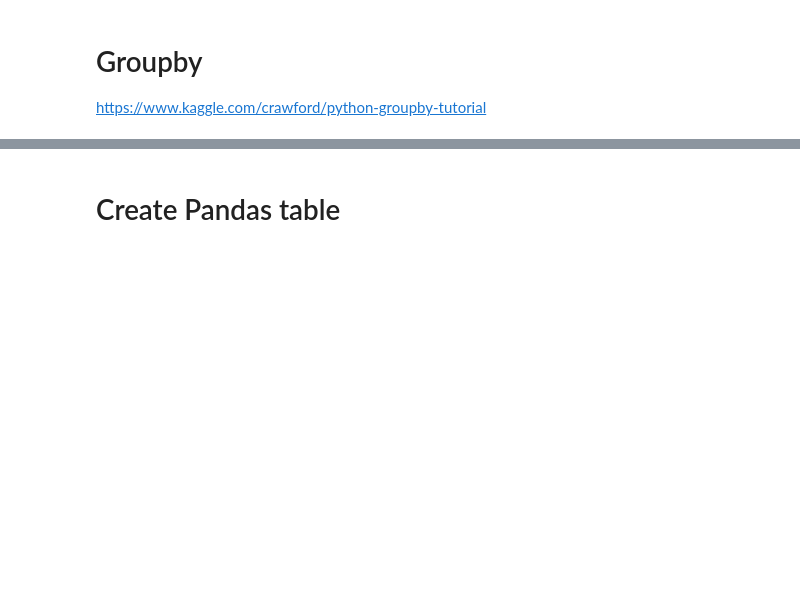
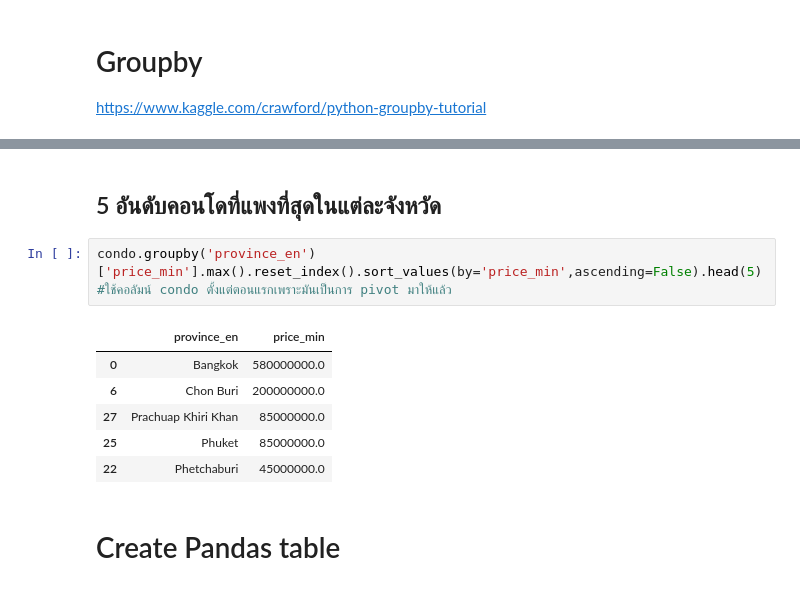
Before and after one commit to Tonry12/python_dataviz2023, a Jupyter notebook: Pandas102.ipynb, the cells around one changed output, grey strips where cells are left out. Drawn from its saved outputs; the diff is of its cells as text; blank space fills up the shorter version.

```diff
--- a/Pandas102.ipynb
+++ b/Pandas102.ipynb
@@ -511,3 +290,14 @@ data_df.groupby('nationality').min(' ') # ดูค่า min ของการ
+# %% [markdown]
+## 5 อันดับคอนโดที่แพงที่สุดในแต่ละจังหวัด
+# %%
+condo.groupby('province_en')['price_min'].max().reset_index().sort_values(by='price_min',ascending=False).head(5) #ใช้คอลัมน์ condo ตั้งแต่ตอนแรกเพราะมันเป็นการ pivot มาให้แล้ว
+# %% [output]
+|  | province_en | price_min |
+| 0 | Bangkok | 580000000.0 |
+| 6 | Chon Buri | 200000000.0 |
+| 27 | Prachuap Khiri Khan | 85000000.0 |
+| 25 | Phuket | 85000000.0 |
+| 22 | Phetchaburi | 45000000.0 |
 # %% [markdown]
 # Create Pandas table
 # %% [markdown]
```
Also changed, not shown: parts of 33 cells of this notebook.
